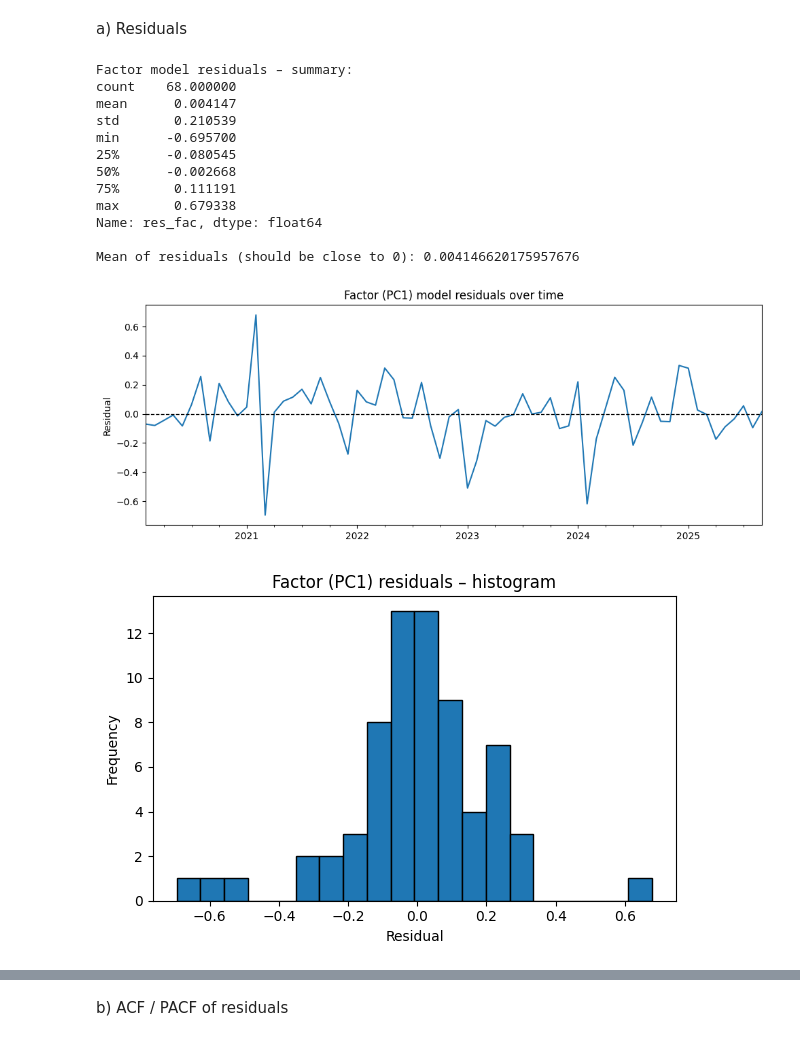
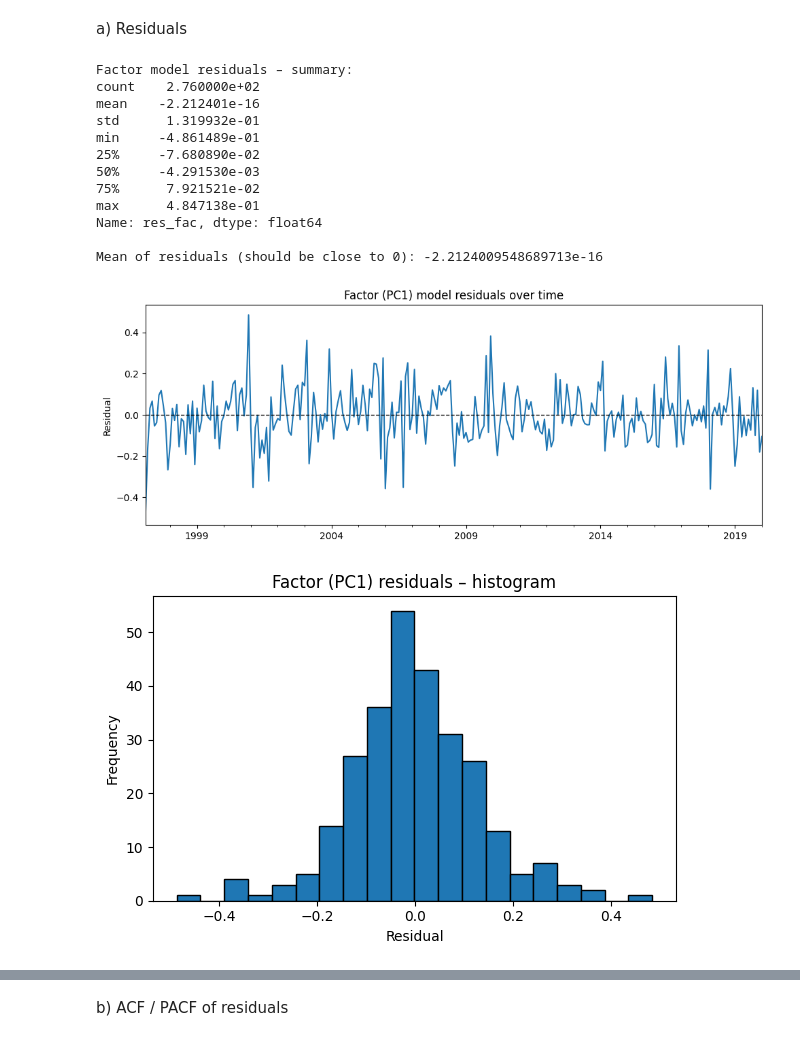
Before and after one commit to StefaniaLavarda/Time_Series_Project, a Jupyter notebook: eda.ipynb, the cells around one changed output, grey strips where cells are left out. Saved outputs shown, nothing was run; the diff lists cells and outputs as text; code cells hidden in the pictures.

```diff
--- a/eda.ipynb
+++ b/eda.ipynb
@@ -691,3 +689,18 @@ pc1_vals = pca.fit_transform(X_std)
 
 # PC1 series
 pc1 = pd.Series(pc1_vals[:, 0], index=X_raw.index, name="PC1")
+# %%
+# Fit PCA with more components just for visualization
+pca_full = PCA(n_components=10)
+pca_full.fit(X_std)
+
+expl_var = pca_full.explained_variance_ratio_
+
+fig, ax = plt.subplots(figsize=(6,4))
+ax.plot(range(1, len(expl_var)+1), expl_var, marker="o")
+ax.set_xlabel("Principal component")
+ax.set_ylabel("Explained variance ratio")
+ax.set_title("Scree plot of PCA on FRED-MD dataset")
+ax.set_xticks(range(1, len(expl_var)+1))
+plt.tight_layout()
+plt.show()
@@ -1277,52 +1386,65 @@ c) Stability check for AR-X model
 ### 5.3 Factor (PC1) model – diagnostics
 # %% [markdown]
 a) Residuals
+# %%
+# === Factor model residuals (training sample) ===
+
+# Build full y and X
+y_fac_all = df_factor["log_gas"]
+X_fac_all = sm.add_constant(df_factor[["log_gas_l1", "F_l1"]])
+
+# Restrict to TRAINING sample (first 80%)
+y_fac_train = y_fac_all.iloc[:train_size_fac]
+X_fac_train = X_fac_all.iloc[:train_size_fac]
+
+# Fit OLS on training data
+ols_fac_train = sm.OLS(y_fac_train, X_fac_train).fit()
+
+# True in-sample residuals
+res_fac = ols_fac_train.resid
+res_fac.name = "res_fac"
 # %%
-# Factor model residuals
-res_fac = a_fac - f_fac
-res_fac.name = "res_fac"
-
 # Summary stats
 print("Factor model residuals – summary:")
 print(res_fac.describe())
 print("\nMean of residuals (should be close to 0):", res_fac.mean())
 
 # Time series plot of residuals
 fig, ax = plt.subplots(figsize=(10, 4))
 res_fac.plot(ax=ax)
 ax.axhline(0, color="k", linestyle="--", linewidth=1)
 ax.set_title("Factor (PC1) model residuals over time")
 ax.set_ylabel("Residual")
 ax.set_xlabel("")
 plt.tight_layout()
 plt.show()
 
 # Histogram
 fig, ax = plt.subplots(figsize=(6, 4))
 ax.hist(res_fac.dropna(), bins=20, edgecolor="k")
 ax.set_title("Factor (PC1) residuals – histogram")
 ax.set_xlabel("Residual")
 ax.set_ylabel("Frequency")
 plt.tight_layout()
 plt.show()
 
 # Q–Q plot
 sm.qqplot(res_fac.dropna(), line="s")
 plt.title("Factor (PC1) residuals – Q–Q plot")
 plt.tight_layout()
 plt.show()
 # %% [output]
 Factor model residuals – summary:
-count    68.000000
-mean      0.004147
-std       0.210539
-min      -0.695700
-25%      -0.080545
-50%      -0.002668
-75%       0.111191
-max       0.679338
+count    2.760000e+02
+mean    -2.212401e-16
+std      1.319932e-01
+min     -4.861489e-01
+25%     -7.680890e-02
+50%     -4.291530e-03
+75%      7.921521e-02
+max      4.847138e-01
 Name: res_fac, dtype: float64
 
-Mean of residuals (should be close to 0): 0.004146620175957676
+Mean of residuals (should be close to 0): -2.2124009548689713e-16
-[figure, old version]
+[figure, new version]
-[figure, old version]
+[figure, new version]
```
Also changed, not shown: parts of 18 cells of this notebook.
